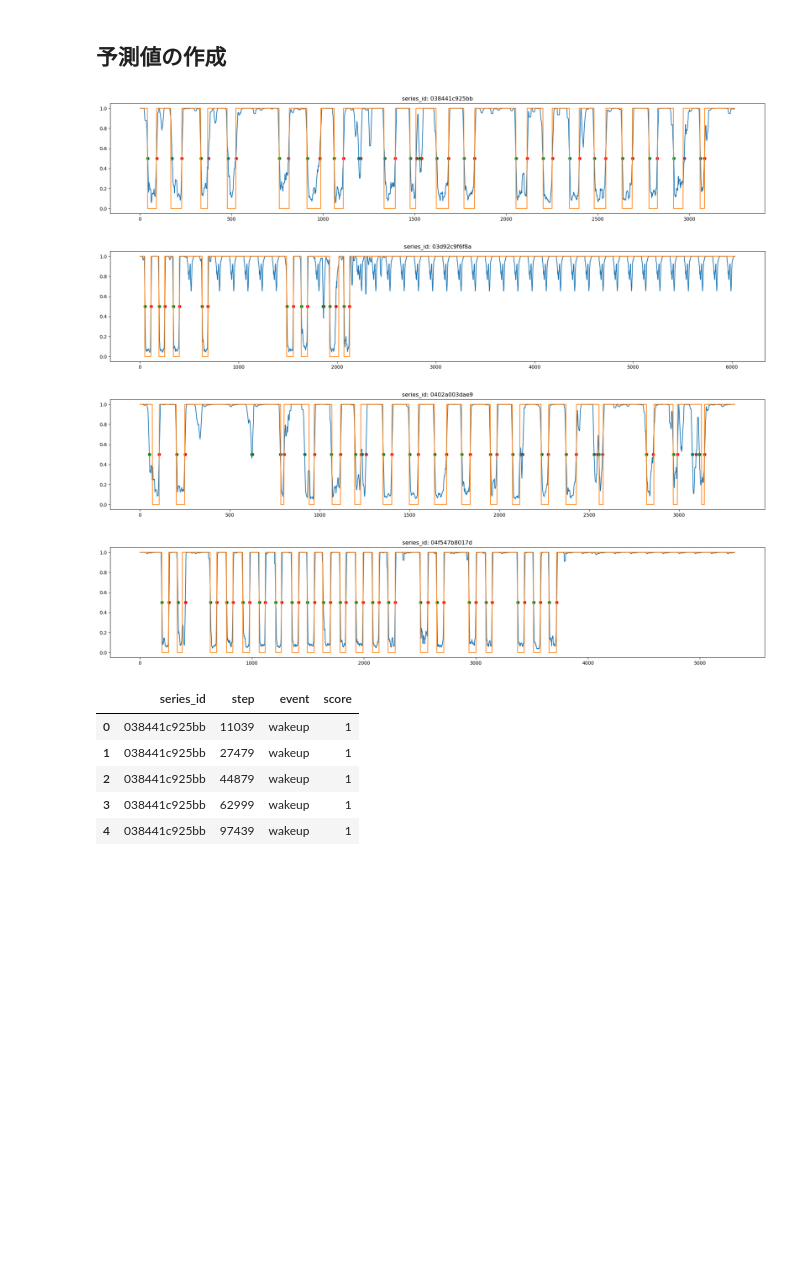
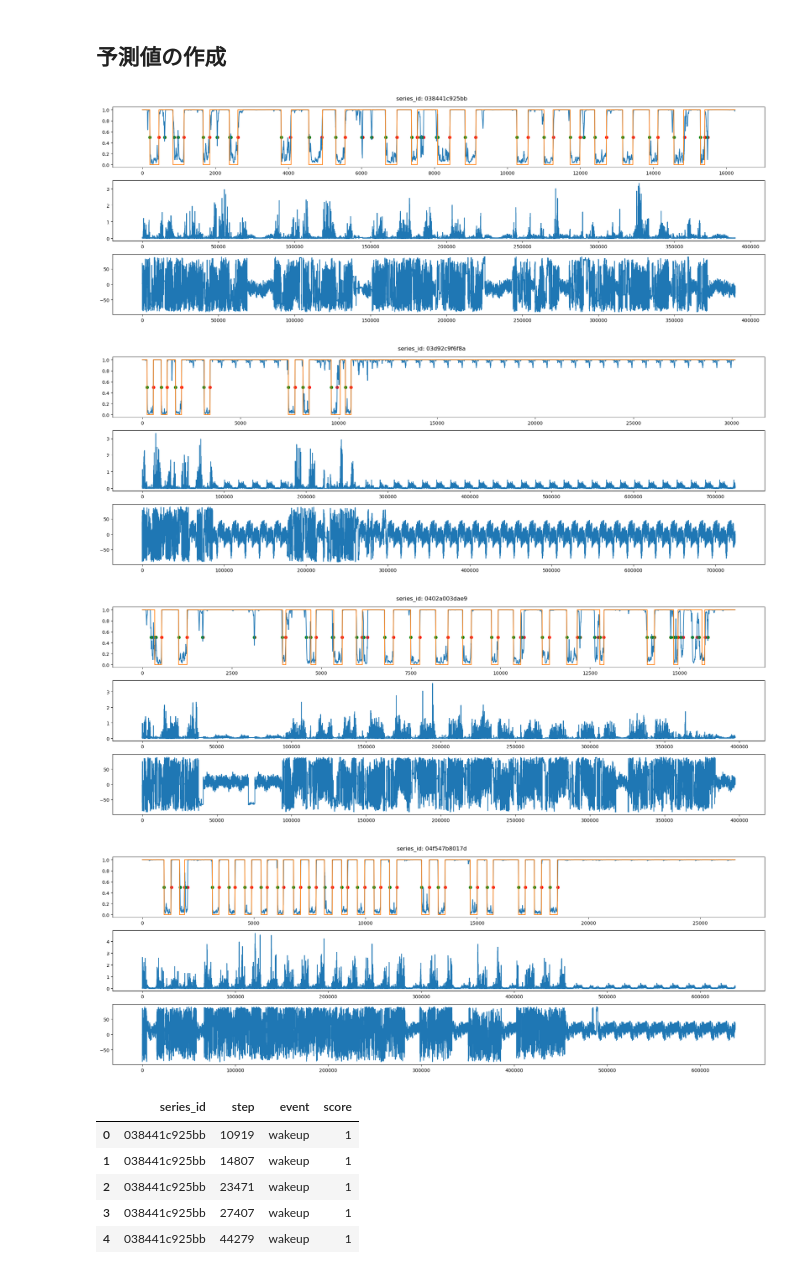
Before and after one commit to penguin-prg/child-mind-institute-detect-sleep-states, a Jupyter notebook: model/step_classifier/train.ipynb, the cells around one changed output. Drawn from its saved outputs; the diff is of its cells as text; code cells hidden in the pictures; blank space fills up the shorter version.

```diff
--- a/model/step_classifier/train.ipynb
+++ b/model/step_classifier/train.ipynb
@@ -68,7 +68,7 @@ def generate_features(train: pd.DataFrame):
     features.add_num_feature("total_seconds")
 
     # センサのラグ特徴量
-    dts = [-100, -50, -30, -10, -5, -3, -2, -1, 1, 2, 3, 5, 10, 30, 50, 100]
+    dts = [-1000, -500, -300, -100, -50, -30, -10, -5, -3, -2, -1, 1, 2, 3, 5, 10, 30, 50, 100, 300, 500, 1000]
     columns = ["anglez", "enmo"]
     for dt in dts:
         # diff
@@ -269,49 +270,52 @@ dfs = []
 for series_id, df in train.groupby("series_id"):
     df = df.reset_index(drop=True)
     oof = df["oof"].rolling(12, center=True).mean()
     wakeup_index = np.array([i for i in range(1, len(oof)) if oof[i-1] < 0.5 and oof[i] >= 0.5])
     onset_index = np.array([i for i in range(1, len(oof)) if oof[i-1] > 0.5 and oof[i] <= 0.5])
 
     sub = pd.concat([
         pd.DataFrame({
             "series_id": series_id,
             "step": df["step"].values[wakeup_index] - CFG["feature"]["agg_freq"] // 2,
             "event": "wakeup",
             "score": 1,
         }),
         pd.DataFrame({
             "series_id": series_id,
             "step": df["step"].values[onset_index] - CFG["feature"]["agg_freq"] // 2,
             "event": "onset",
             "score": 1,
         }),
     ])
     sub["step"] = sub["step"].astype(int)
     dfs.append(sub)
 
     if len(dfs) < 5:
-        plt.subplots(figsize=(20, 4))
-        plt.plot(oof)
-        plt.plot(df["target"])
-        plt.scatter(wakeup_index, [0.5 for _ in wakeup_index], c="red")
-        plt.scatter(onset_index, [0.5 for _ in onset_index], c="green")
-        plt.title(f"series_id: {series_id}")
+        fig, axs = plt.subplots(3, 1, figsize=(20, 7))
+        axs[0].plot(oof)
+        axs[0].plot(df["target"])
+        axs[0].scatter(wakeup_index, [0.5 for _ in wakeup_index], c="red")
+        axs[0].scatter(onset_index, [0.5 for _ in onset_index], c="green")
+        df = pd.read_csv(f"{CFG['dataset']['step_csv_dir']}/{df['series_id'].values[0]}.csv")
+        axs[1].plot(df["enmo"])
+        axs[2].plot(df["anglez"])
+        plt.suptitle(f"series_id: {series_id}")
         plt.tight_layout()
         plt.show()
 
 sub = pd.concat(dfs).reset_index(drop=True)
 sub.head()
 # %% [output]
-[figure, old version]
+[figure, new version]
-[figure, old version]
+[figure, new version]
-[figure, old version]
+[figure, new version]
-[figure, old version]
+[figure, new version]
 |  | series_id | step | event | score |
-| 0 | 038441c925bb | 11039 | wakeup | 1 |
-| 1 | 038441c925bb | 27479 | wakeup | 1 |
-| 2 | 038441c925bb | 44879 | wakeup | 1 |
-| 3 | 038441c925bb | 62999 | wakeup | 1 |
-| 4 | 038441c925bb | 97439 | wakeup | 1 |
+| 0 | 038441c925bb | 10919 | wakeup | 1 |
+| 1 | 038441c925bb | 14807 | wakeup | 1 |
+| 2 | 038441c925bb | 23471 | wakeup | 1 |
+| 3 | 038441c925bb | 27407 | wakeup | 1 |
+| 4 | 038441c925bb | 44279 | wakeup | 1 |
 # %%
 labels = pd.read_csv(f"{CFG['dataset']['competition_dir']}/train_events.csv").dropna()
 score, ap_table = compute_comptetition_metric(labels, sub)
```
Also changed, not shown: parts of 6 cells of this notebook.
